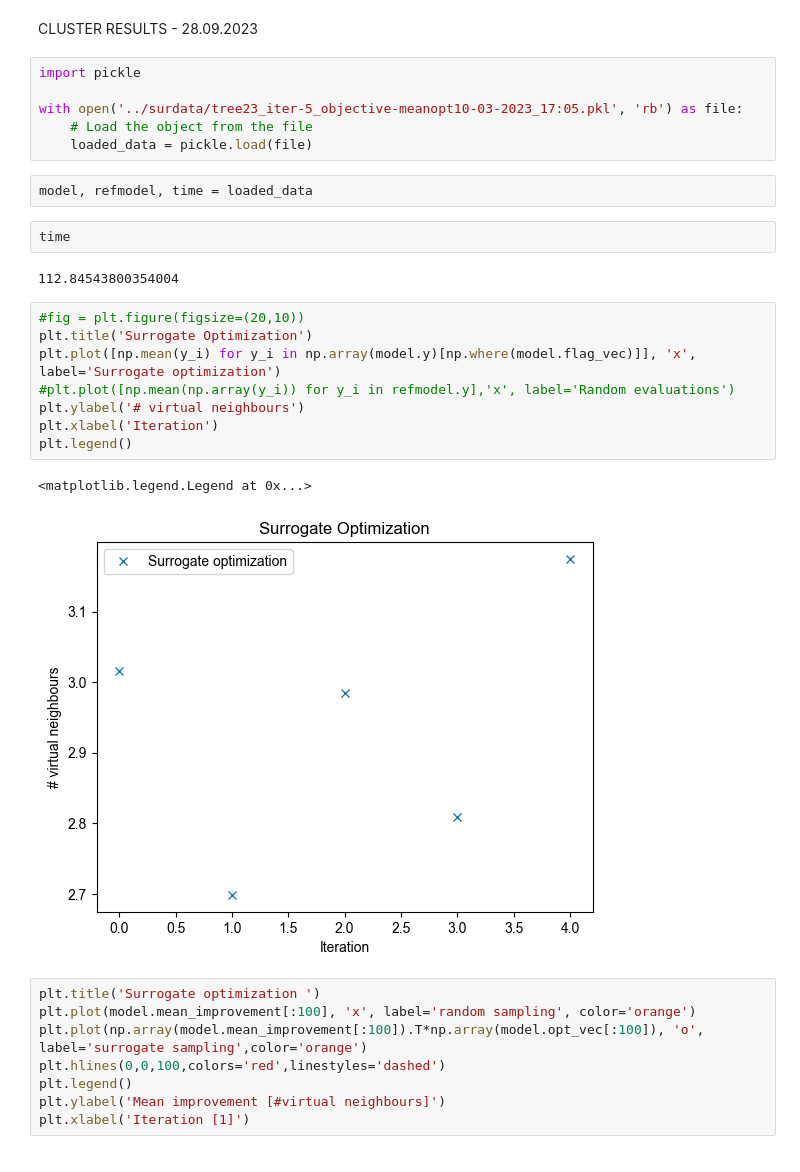
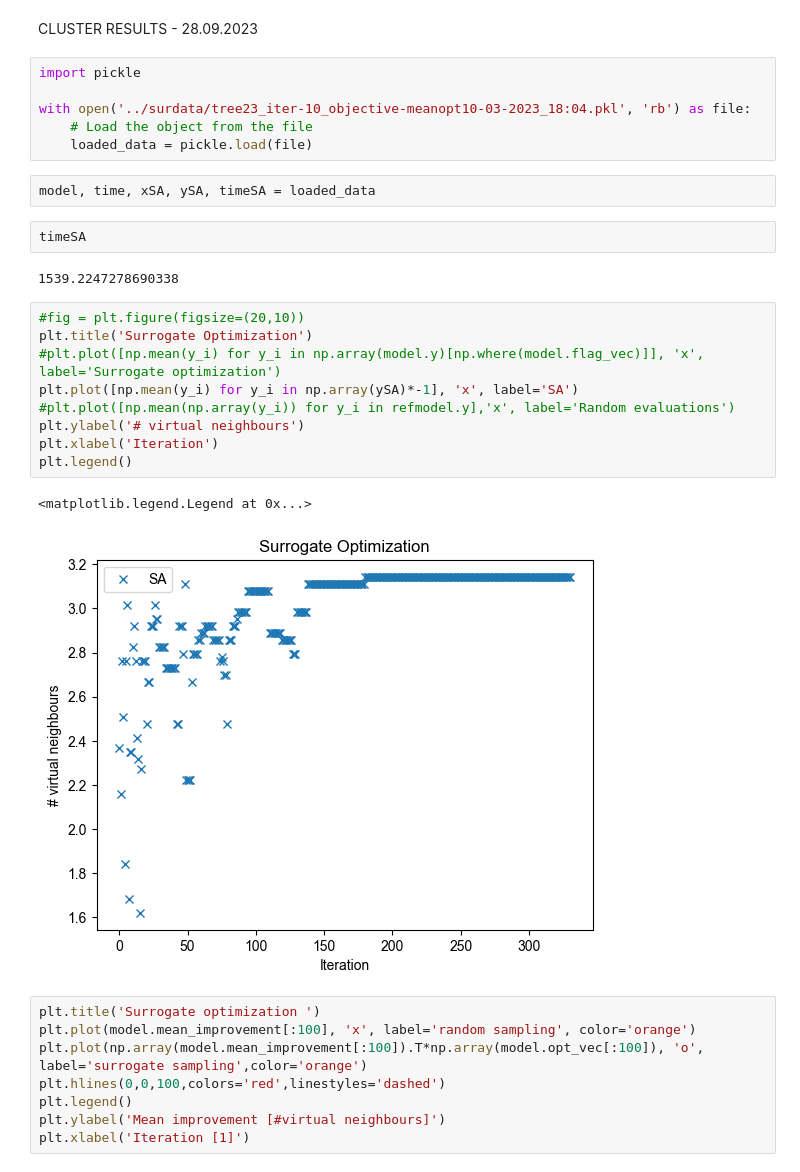
Before and after one commit to Luisenden/qnetsur, a Jupyter notebook: test.ipynb, the cells around one changed output. Saved outputs shown, nothing was run; the diff lists cells and outputs as text.

```diff
--- a/test.ipynb
+++ b/test.ipynb
@@ -18,26 +18,27 @@ CLUSTER RESULTS - 28.09.2023
 # %%
 import pickle
 
-with open('../surdata/tree23_iter-5_objective-meanopt10-03-2023_17:05.pkl', 'rb') as file:
+with open('../surdata/tree23_iter-10_objective-meanopt10-03-2023_18:04.pkl', 'rb') as file:
     # Load the object from the file
     loaded_data = pickle.load(file)
 # %%
-model, refmodel, time = loaded_data
+model, time, xSA, ySA, timeSA = loaded_data
-# %%
-time
-# %% [output]
-112.84543800354004
+# %%
+timeSA
+# %% [output]
+1539.2247278690338
 # %%
 #fig = plt.figure(figsize=(20,10))
 plt.title('Surrogate Optimization')
-plt.plot([np.mean(y_i) for y_i in np.array(model.y)[np.where(model.flag_vec)]], 'x', label='Surrogate optimization')
+#plt.plot([np.mean(y_i) for y_i in np.array(model.y)[np.where(model.flag_vec)]], 'x', label='Surrogate optimization')
+plt.plot([np.mean(y_i) for y_i in np.array(ySA)*-1], 'x', label='SA')
 #plt.plot([np.mean(np.array(y_i)) for y_i in refmodel.y],'x', label='Random evaluations')
 plt.ylabel('# virtual neighbours')
 plt.xlabel('Iteration')
 plt.legend()
 # %% [output]
 <matplotlib.legend.Legend at 0x...>
-[figure, old version]
+[figure, new version]
 # %%
 plt.title('Surrogate optimization ')
 plt.plot(model.mean_improvement[:100], 'x', label='random sampling', color='orange')
```
Also changed, not shown: parts of 5 cells of this notebook, 5 other files.
